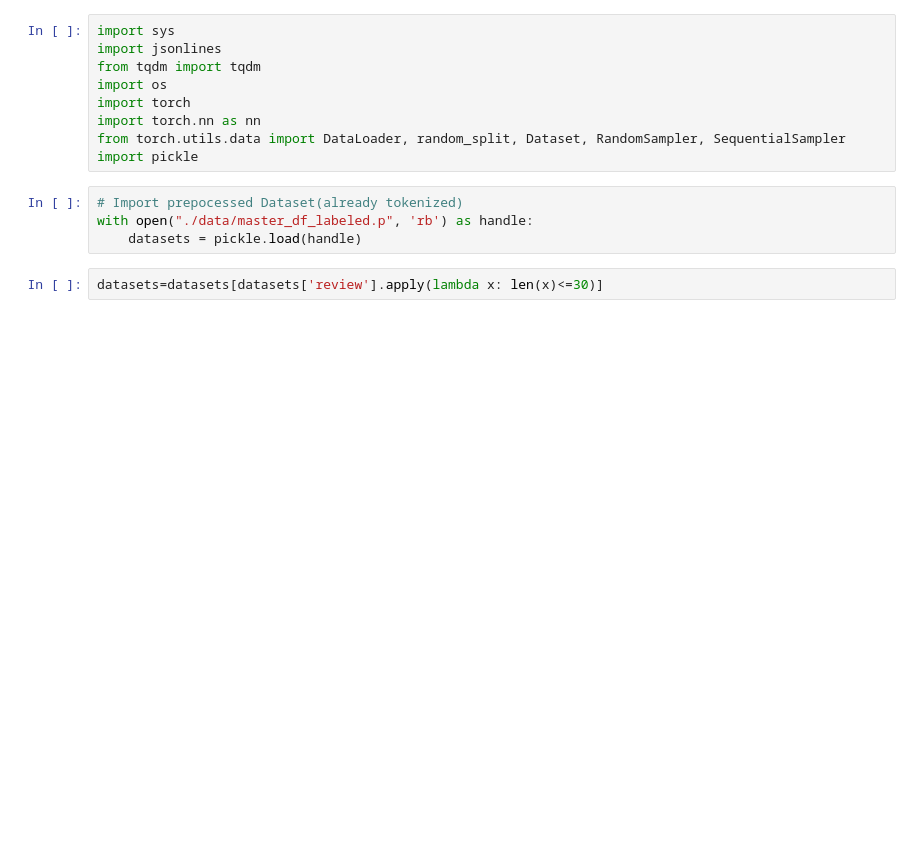
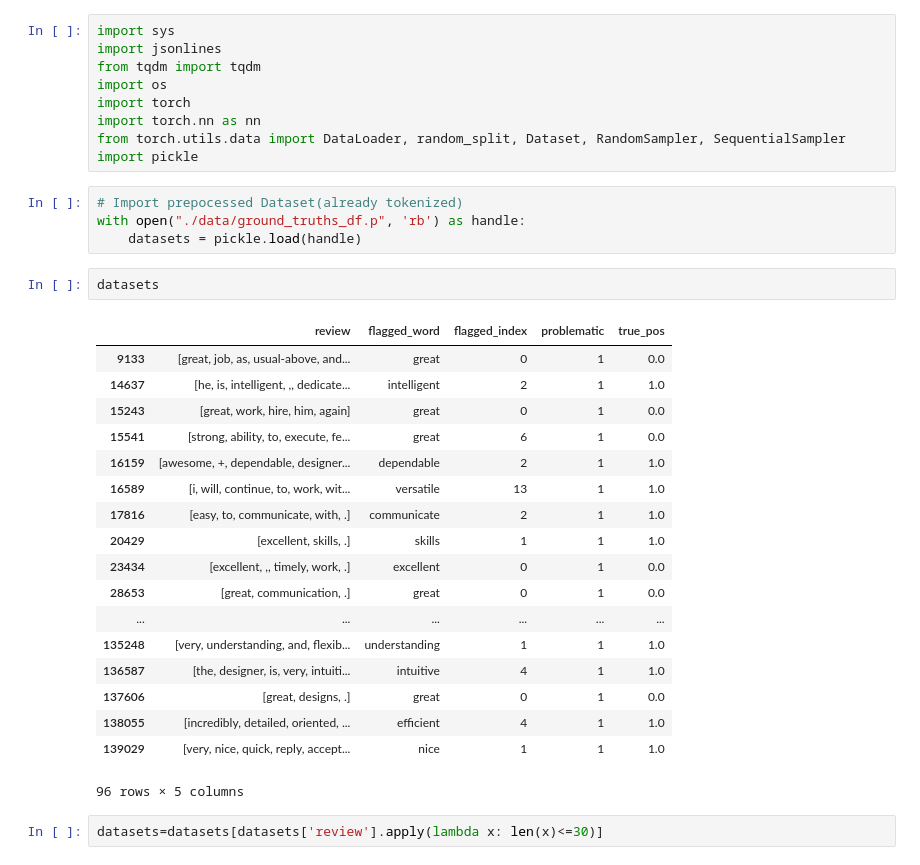
Before and after one commit to elliotgsilva/BiasedLanguageDetection, a Jupyter notebook: generate_dataloaders.ipynb, the cells around one changed output. Saved outputs shown, nothing was run; the diff lists cells and outputs as text; blank space fills up the shorter version.

Commit message:
generate ground_truth loaders

```diff
--- a/generate_dataloaders.ipynb
+++ b/generate_dataloaders.ipynb
@@ -11,7 +11,28 @@ from torch.utils.data import DataLoader, random_split, Dataset, RandomSampler, S
 import pickle
 # %%
 # Import prepocessed Dataset(already tokenized)
-with open("./data/master_df_labeled.p", 'rb') as handle:
+with open("./data/ground_truths_df.p", 'rb') as handle:
     datasets = pickle.load(handle)
+# %%
+datasets
+# %% [output]
+|  | review | flagged_word | flagged_index | problematic | true_pos |
+| 9133 | [great, job, as, usual-above, and... | great | 0 | 1 | 0.0 |
+| 14637 | [he, is, intelligent, ,, dedicate... | intelligent | 2 | 1 | 1.0 |
+| 15243 | [great, work, hire, him, again] | great | 0 | 1 | 0.0 |
+| 15541 | [strong, ability, to, execute, fe... | great | 6 | 1 | 0.0 |
+| 16159 | [awesome, +, dependable, designer... | dependable | 2 | 1 | 1.0 |
+| 16589 | [i, will, continue, to, work, wit... | versatile | 13 | 1 | 1.0 |
+| 17816 | [easy, to, communicate, with, .] | communicate | 2 | 1 | 1.0 |
+| 20429 | [excellent, skills, .] | skills | 1 | 1 | 1.0 |
+| 23434 | [excellent, ,, timely, work, .] | excellent | 0 | 1 | 0.0 |
+| 28653 | [great, communication, .] | great | 0 | 1 | 0.0 |
+| ... | ... | ... | ... | ... | ... |
+| 135248 | [very, understanding, and, flexib... | understanding | 1 | 1 | 1.0 |
+| 136587 | [the, designer, is, very, intuiti... | intuitive | 4 | 1 | 1.0 |
+| 137606 | [great, designs, .] | great | 0 | 1 | 0.0 |
+| 138055 | [incredibly, detailed, oriented, ... | efficient | 4 | 1 | 1.0 |
+| 139029 | [very, nice, quick, reply, accept... | nice | 1 | 1 | 1.0 |
+96 rows × 5 columns
 # %%
 datasets=datasets[datasets['review'].apply(lambda x: len(x)<=30)]
```
Also changed, not shown: parts of 5 cells of this notebook, 1 other file.
